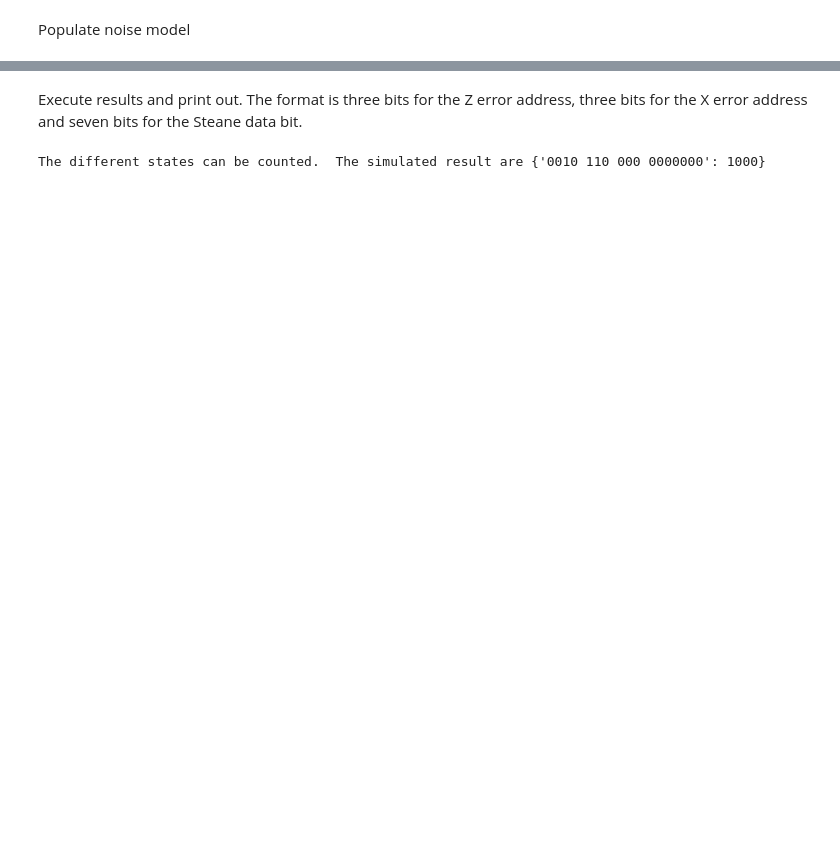
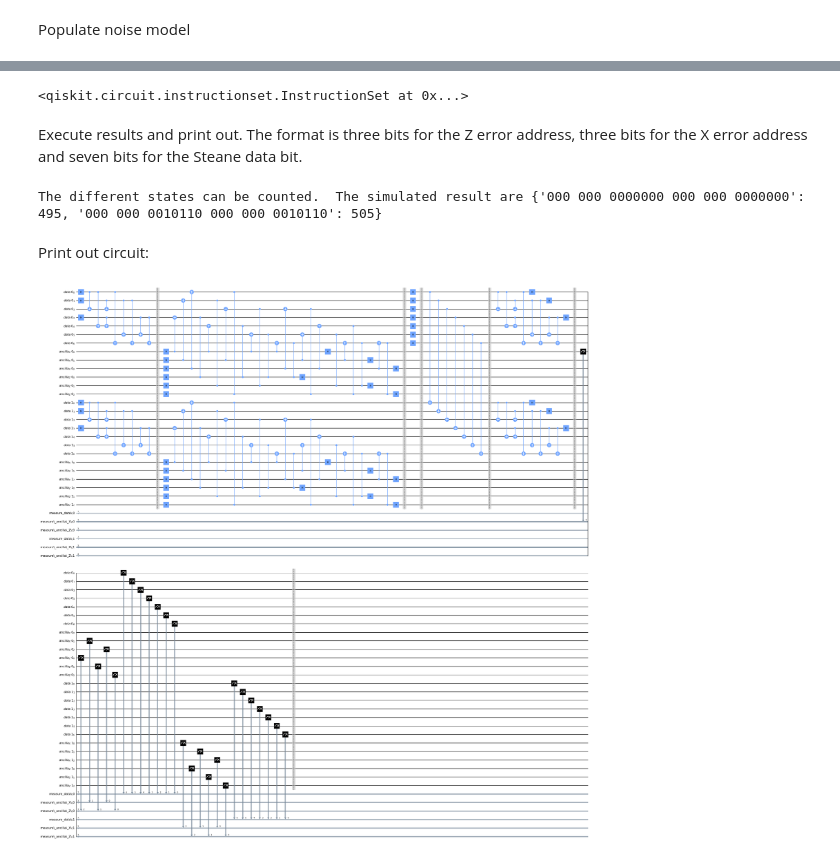
Before and after one commit to goldsmdn/Pipecleaning_test, a Jupyter notebook: Steane_code.ipynb, the cells around one changed output, grey strips where cells are left out. Cells and saved outputs as stored; diff of their text form; code cells hidden in the pictures; blank space fills up the shorter version.

```diff
--- a/Steane_code.ipynb
+++ b/Steane_code.ipynb
@@ -32,23 +32,26 @@ Define constants so the process flow can be controlled from one place.
 # %%
-INITIALISE = True
-SECOND_LOGICAL = False
+SECOND_LOGICAL = True             #Set up second logical qubit?  NB, error correction is not possible with two logical qubits
 
 FIRST_LOGICAL_X = False           #Apply logical X operation?
 SECOND_LOGICAL_X = False          #Apply logical X operation?
 
-FIRST_REVERSE = True              #Reverse the first logical qubit
-SECOND_REVERSE = False            #Reverse the first logical qubit
+FIRST_LOGICAL_H = True            #Hadamard on first logical qbit
+SECOND_LOGICAL_H = False          #Hadamard on second logical qbit
 
-FIRST_HADAMARD = False            #Hadamard on first logical qbit
-SECOND_HADAMARD = False           #Hadamard on second logical qbit
+FIRST_DECODE = True               #Reverse the first logical qubit
+SECOND_DECODE = True              #Reverse the second logical qubit
 
-LOGICAL_CX = False                #Logical CX
+LOGICAL_CX = True                 #Logical CX
+CX_CONTROL = 0                    #Logical control bit
+CX_TARGET = 1                     #Logical target bit
 
 ANCILLAS = True                   #Ancillas are active?
-CORRECT_ERROR = True              #Correct errors
-TESTING = True                    #Test by applying and X or Z error to one of the qubits
+CORRECT_ERROR = False             #Correct errors (NB, can only do this with one logical QUBIT)
+TESTING = False                   #Test by applying and X or Z error to one of the qubits
 TEST_X_QUBIT = 5                  #Qbit to set bit flip- Starts at zero.
+TEST_X_LOGICAL = 0                #logical Qbit to set bit flip- Starts at zero.
 TEST_Z_QUBIT = 0                  #Qbit to phase flip- Starts at zero.
+TEST_Z_LOGICAL = 0                #logical Qbit to set phase flip- Starts at zero.
 
 NOISE = False                     #Test with noise
 SHOTS = 1000                      #Number of shots to run
@@ -65 +74,6 @@ parity_check_matrix = [[0,0,0,1,1,1,1],
+# %%
+if SECOND_LOGICAL:
+    qubit = SteaneCodeLogicalQubit(2, parity_check_matrix,CORRECT_ERROR)
+else:
+    qubit = SteaneCodeLogicalQubit(1, parity_check_matrix,CORRECT_ERROR)
 # %% [markdown]
@@ -67,3 +81,5 @@ Create an instance of the logical qubit and use a method to initialise the logic
 # %%
-qubit = SteaneCodeLogicalQubit(0, parity_check_matrix)
-qubit.set_up_logical_zero()
+qubit.set_up_logical_zero(0)
+if SECOND_LOGICAL:
+    qubit.set_up_logical_zero(1)
+qubit.barrier()
@@ -77,4 +96,7 @@ if TESTING:
 Set up ancilla and make a logical measurement
 # %%
 if ANCILLAS:
-    qubit.set_up_ancilla()
+    qubit.set_up_ancilla(0)
+    if SECOND_LOGICAL:
+        qubit.set_up_ancilla(1)
+    qubit.barrier()
@@ -101,3 +171,10 @@ Populate noise model
+# %%
+qubit.logical_measure(0)
+if SECOND_LOGICAL:
+    qubit.logical_measure(1)
+qubit.barrier()
+# %% [output]
+<qiskit.circuit.instructionset.InstructionSet at 0x...>
 # %%
 #Measurement noise
 if NOISE:
@@ -107,8 +184,13 @@ else:
 # %% [markdown]
 Execute results and print out.  The format is three bits for the Z error address, three bits for the X error address and seven bits for the Steane data bit.
 # %%
-result = execute(qubit, SIMULATOR, shots=SHOTS).result()
 counts = result.get_counts(qubit)
 print ('The different states can be counted.  The simulated result are', counts)
 # %% [output]
-The different states can be counted.  The simulated result are {'0010 110 000 0000000': 1000}
+The different states can be counted.  The simulated result are {'000 000 0000000 000 000 0000000': 495, '000 000 0010110 000 000 0010110': 505}
+# %% [markdown]
+Print out circuit:
+# %%
+qubit.draw(output='mpl', filename = 'auto_qubit.jpg', fold=60)
+# %% [output]
+[figure, added]
```
Also changed, not shown: parts of 23 cells of this notebook, 5 other files.
